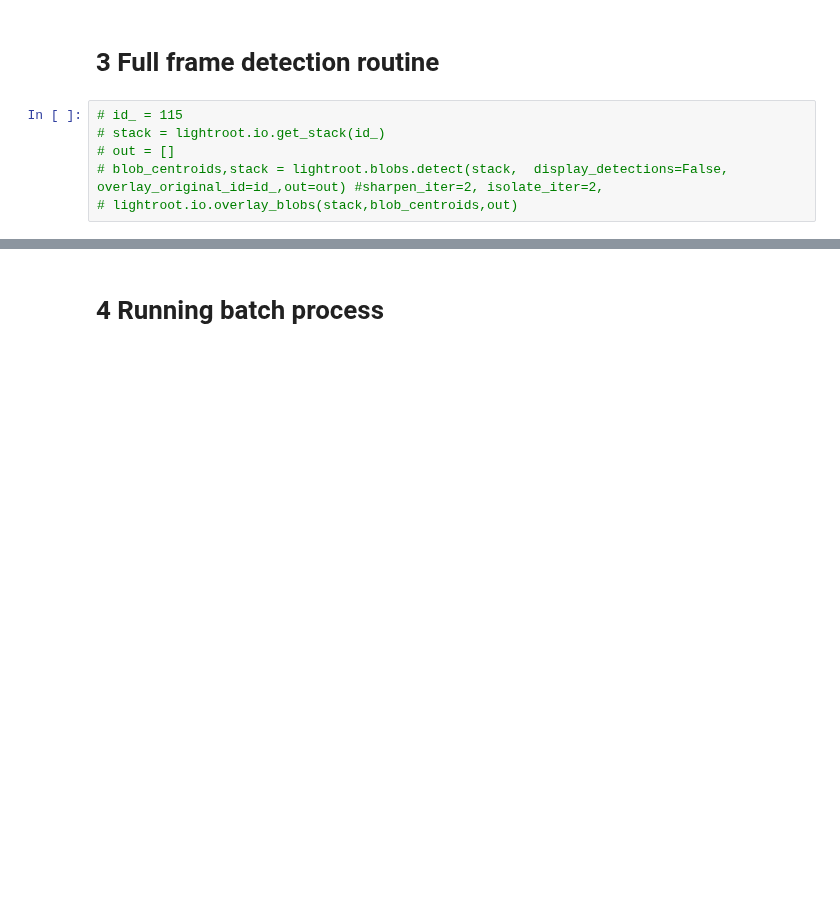
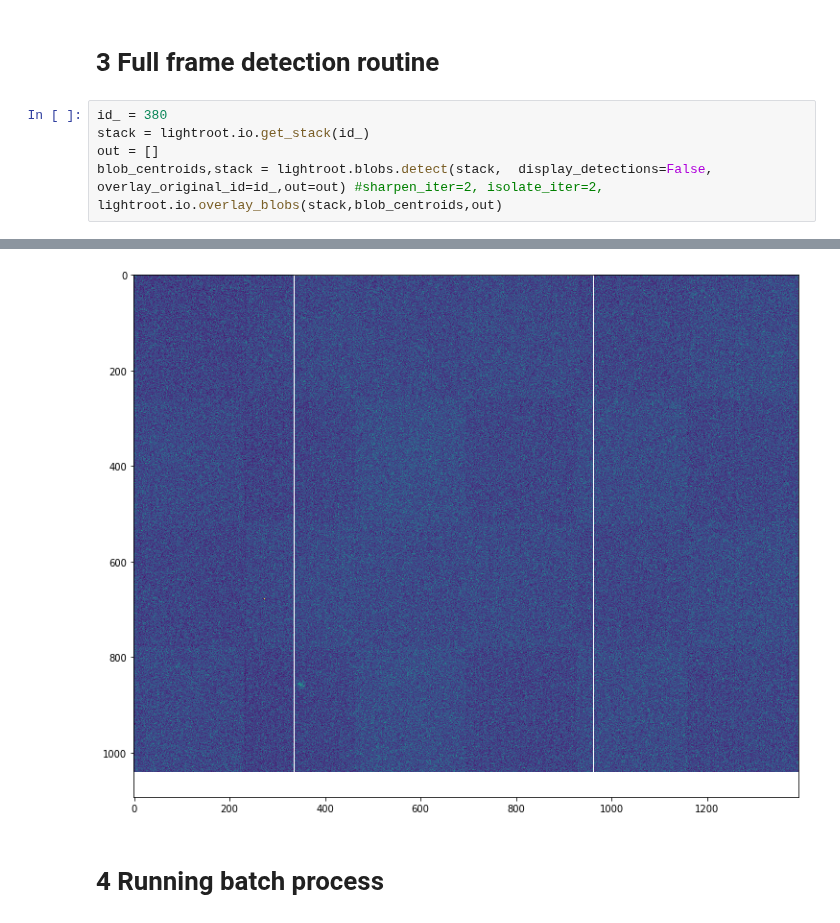
Before and after one commit to GiovanniSena/LSFM-CYCB_analysis, a Jupyter notebook: sample.ipynb, the cells around one changed output, grey strips where cells are left out. Cells and saved outputs as stored; diff of their text form; blank space fills up the shorter version.

```diff
--- a/sample.ipynb
+++ b/sample.ipynb
@@ -23,8 +23,9 @@ lightroot.SETTINGS["maxint_files"] = pth+"Run0192_tp{}_MIP.tif"
 # %% [markdown]
 # 3 Full frame detection routine
 # %%
-# id_ = 115
-# stack = lightroot.io.get_stack(id_)
-# out = []
-# blob_centroids,stack = lightroot.blobs.detect(stack,  display_detections=False,  overlay_original_id=id_,out=out) #sharpen_iter=2, isolate_iter=2,
-# lightroot.io.overlay_blobs(stack,blob_centroids,out)
+id_ = 380
+stack = lightroot.io.get_stack(id_)
+out = []
+blob_centroids,stack = lightroot.blobs.detect(stack,  display_detections=False,  overlay_original_id=id_,out=out) #sharpen_iter=2, isolate_iter=2,
+lightroot.io.overlay_blobs(stack,blob_centroids,out)
+# %% [output]
@@ -31,3 +44,4 @@ lightroot.SETTINGS["maxint_files"] = pth+"Run0192_tp{}_MIP.tif"
+[figure, added]
 # %% [markdown]
 # 4 Running batch process
 # %%
```
Also changed, not shown: parts of 6 cells of this notebook, 1 other file.
